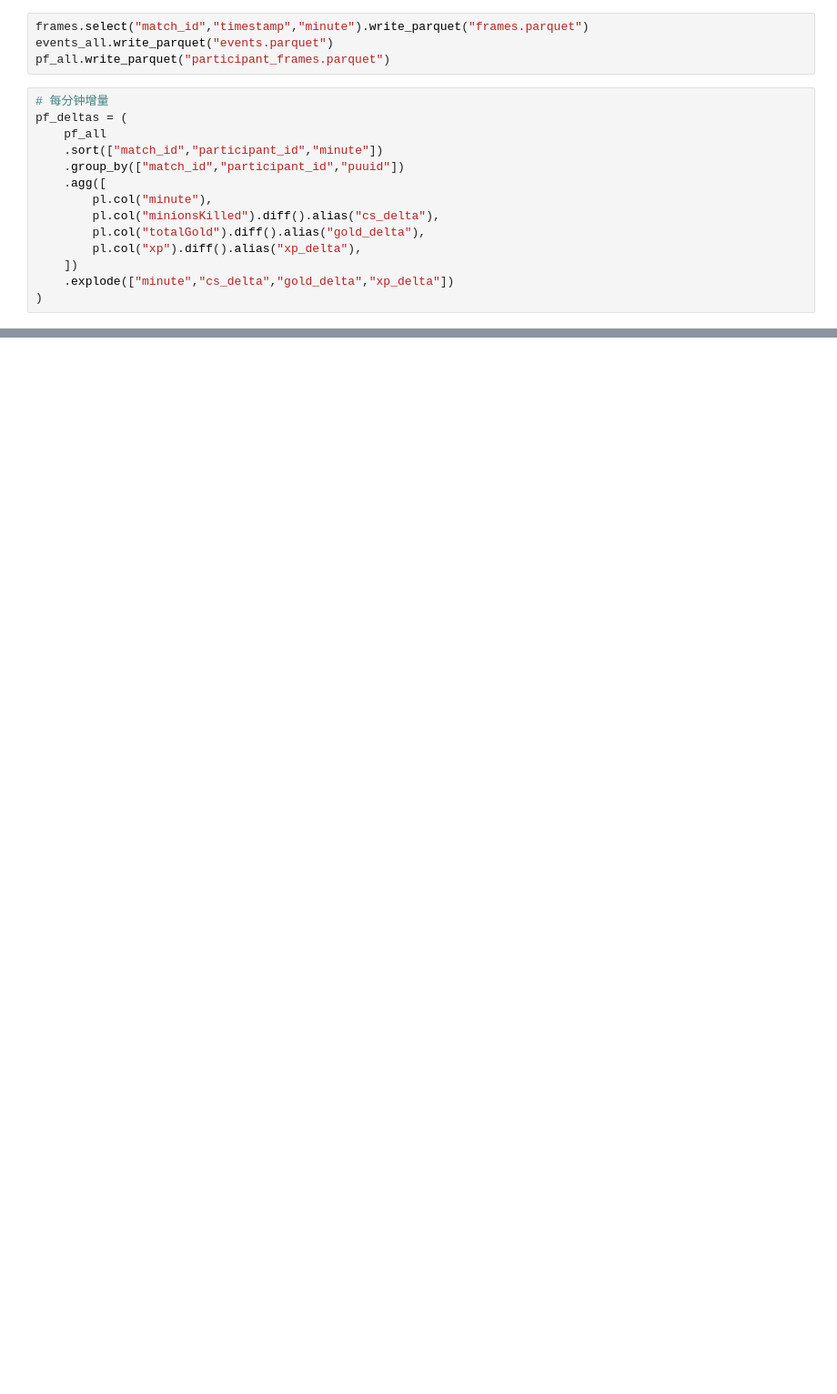
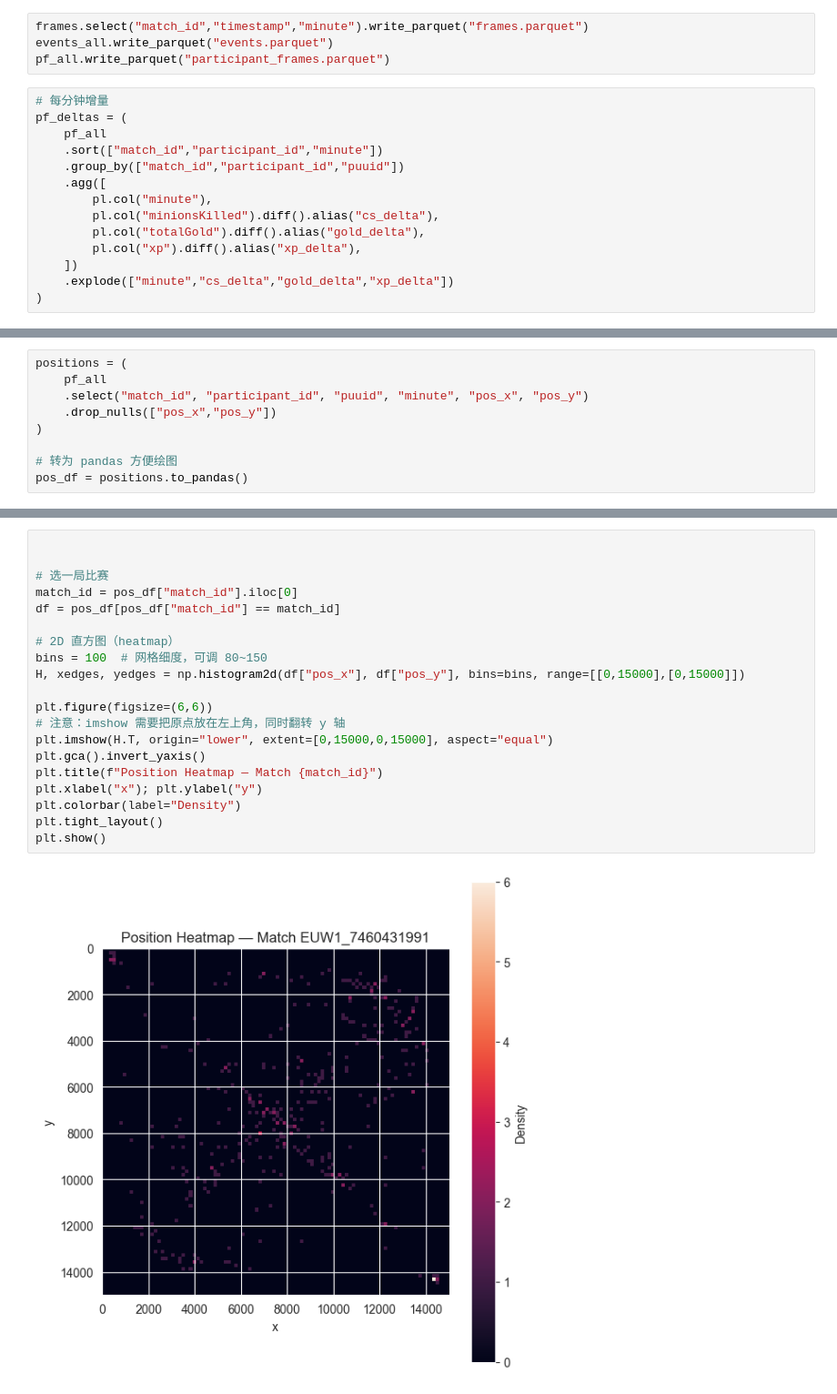
Before and after one commit to qi1n/AWS-Rift-Rewind-Hackathon, a Jupyter notebook: apps/eda/data pipeline.ipynb, the cells around one changed output, grey strips where cells are left out. Shown at 91% size. Drawn from its saved outputs; the diff is of its cells as text; blank space fills up the shorter version.

```diff
--- a/apps/eda/data pipeline.ipynb
+++ b/apps/eda/data pipeline.ipynb
@@ -163,0 +273,9 @@ shape: (685, 4)
+# %%
+positions = (
+    pf_all
+    .select("match_id", "participant_id", "puuid", "minute", "pos_x", "pos_y")
+    .drop_nulls(["pos_x","pos_y"])
+)
+
+# 转为 pandas 方便绘图
+pos_df = positions.to_pandas()
@@ -163,0 +298,22 @@ shape: (685, 4)
+# %%
+
+
+# 选一局比赛
+match_id = pos_df["match_id"].iloc[0]
+df = pos_df[pos_df["match_id"] == match_id]
+
+# 2D 直方图（heatmap）
+bins = 100  # 网格细度，可调 80~150
+H, xedges, yedges = np.histogram2d(df["pos_x"], df["pos_y"], bins=bins, range=[[0,15000],[0,15000]])
+
+plt.figure(figsize=(6,6))
+# 注意：imshow 需要把原点放在左上角，同时翻转 y 轴
+plt.imshow(H.T, origin="lower", extent=[0,15000,0,15000], aspect="equal")
+plt.gca().invert_yaxis()
+plt.title(f"Position Heatmap — Match {match_id}")
+plt.xlabel("x"); plt.ylabel("y")
+plt.colorbar(label="Density")
+plt.tight_layout()
+plt.show()
+# %% [output]
+[figure, added]
```
Also changed, not shown: parts of 11 cells of this notebook, 23 other files.
